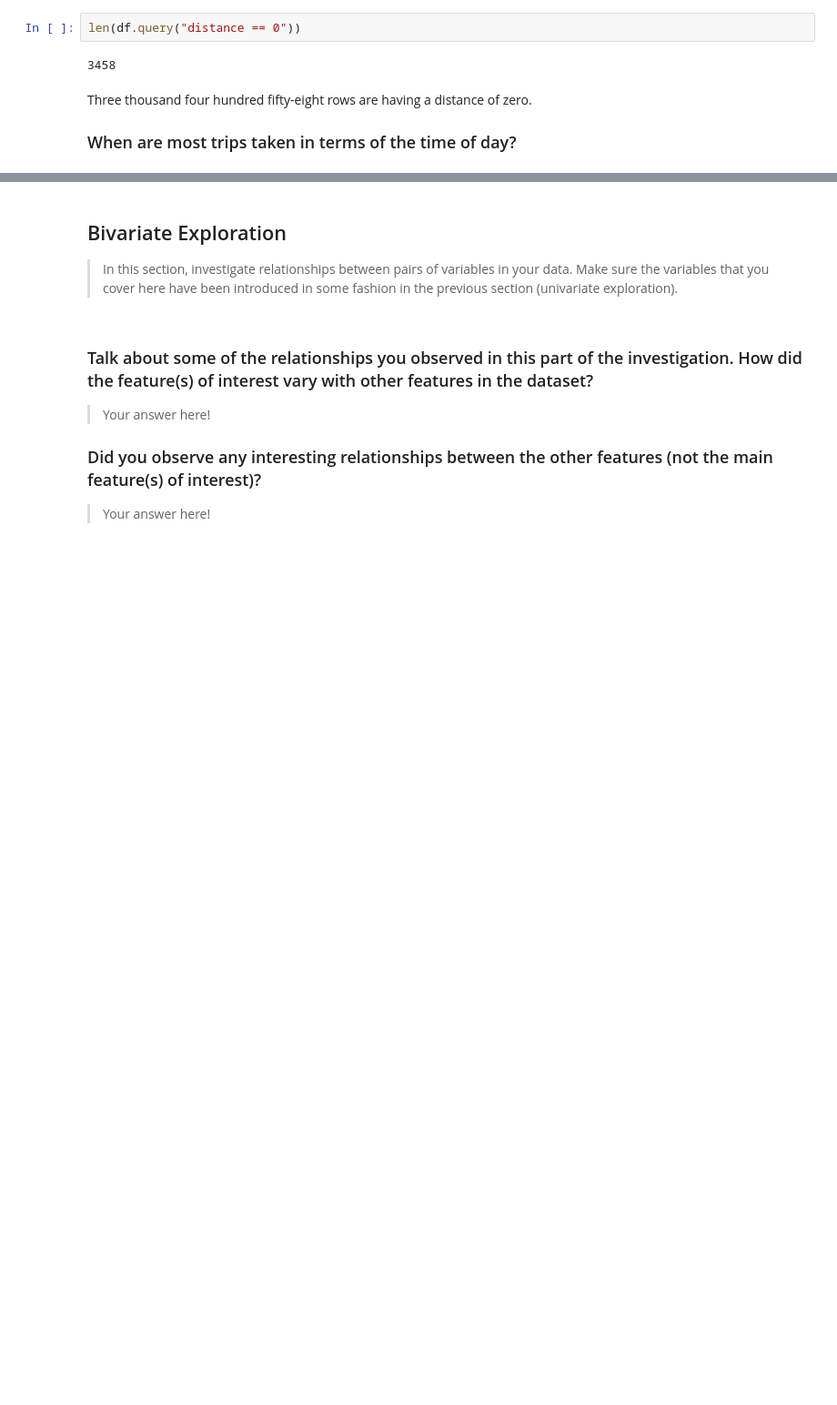
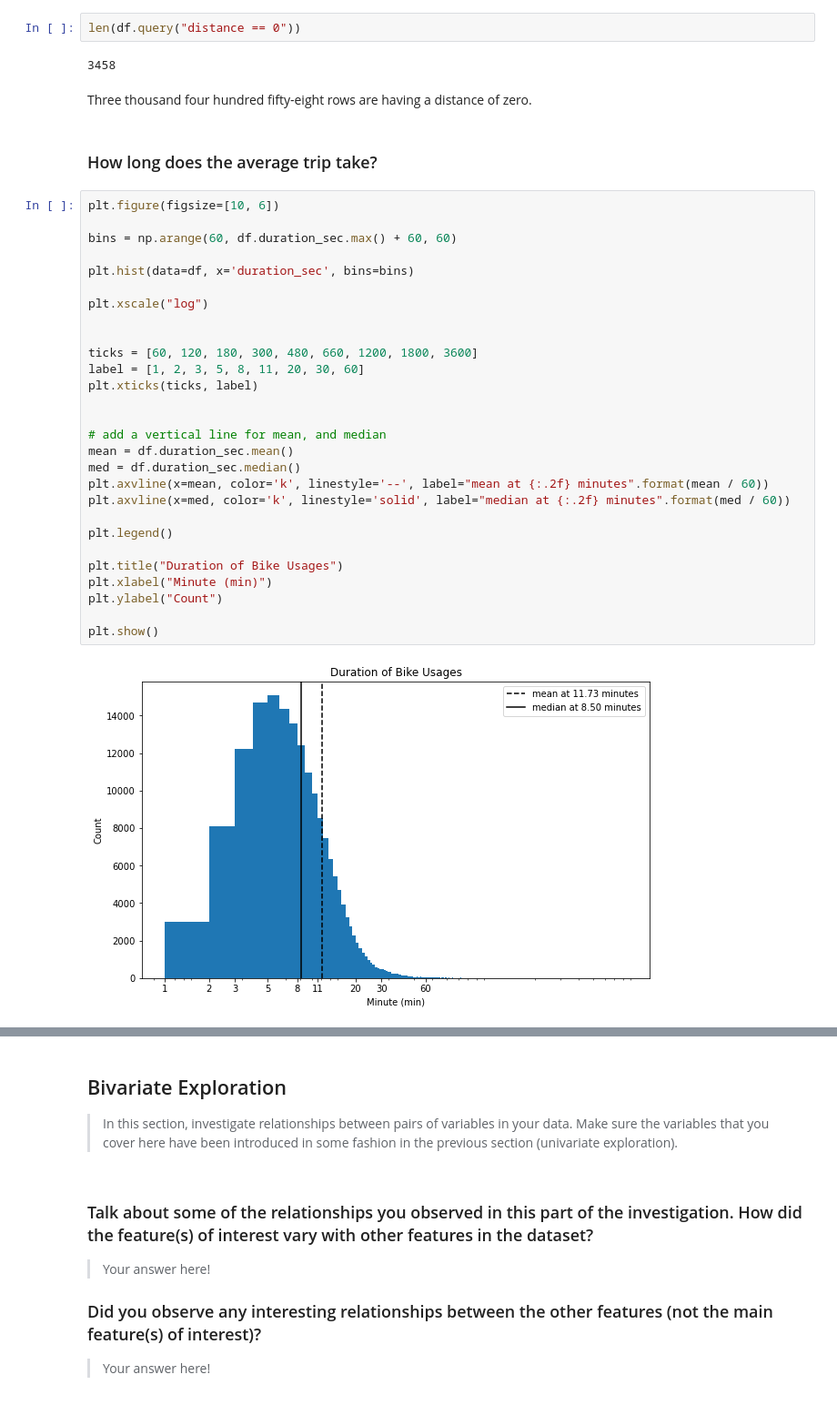
Before and after one commit to chefZau/Bike-System-Data-Exploration, a Jupyter notebook: exploration_template.ipynb, the cells around one changed output, grey strips where cells are left out. Shown at 91% size. Cells and saved outputs as stored; diff of their text form; blank space fills up the shorter version.

```diff
--- a/exploration_template.ipynb
+++ b/exploration_template.ipynb
@@ -252,5 +254,35 @@ len(df.query("distance == 0"))
 3458
 # %% [markdown]
 Three thousand four hundred fifty-eight rows are having a distance of zero.
-
-### When are most trips taken in terms of the time of day?
+# %% [markdown]
+### How long does the average trip take?
+# %%
+plt.figure(figsize=[10, 6])
+
+bins = np.arange(60, df.duration_sec.max() + 60, 60)
+
+plt.hist(data=df, x='duration_sec', bins=bins)
+
+plt.xscale("log")
+
+
+ticks = [60, 120, 180, 300, 480, 660, 1200, 1800, 3600]
+label = [1, 2, 3, 5, 8, 11, 20, 30, 60]
+plt.xticks(ticks, label)
+
+
+# add a vertical line for mean, and median
+mean = df.duration_sec.mean()
+med = df.duration_sec.median()
+plt.axvline(x=mean, color='k', linestyle='--', label="mean at {:.2f} minutes".format(mean / 60))
+plt.axvline(x=med, color='k', linestyle='solid', label="median at {:.2f} minutes".format(med / 60))
+
+plt.legend()
+
+plt.title("Duration of Bike Usages")
+plt.xlabel("Minute (min)")
+plt.ylabel("Count")
+
+plt.show()
+# %% [output]
+[figure, added]
```
Also changed, not shown: parts of 10 cells of this notebook.
